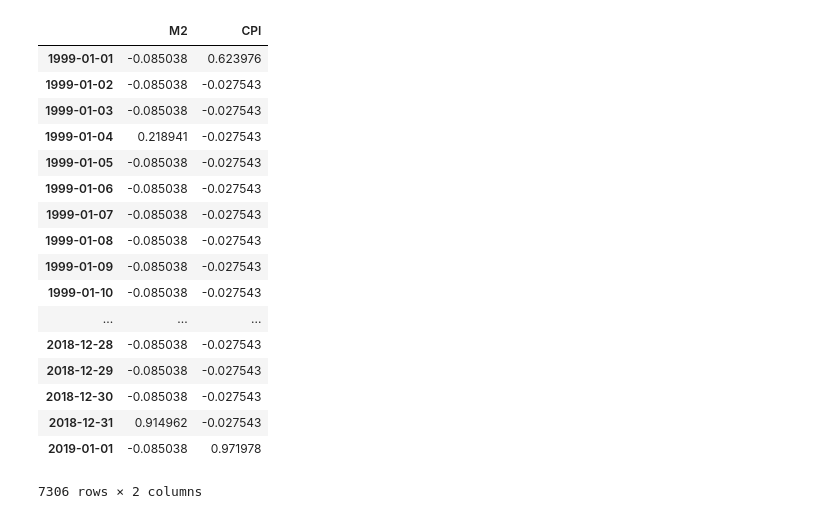
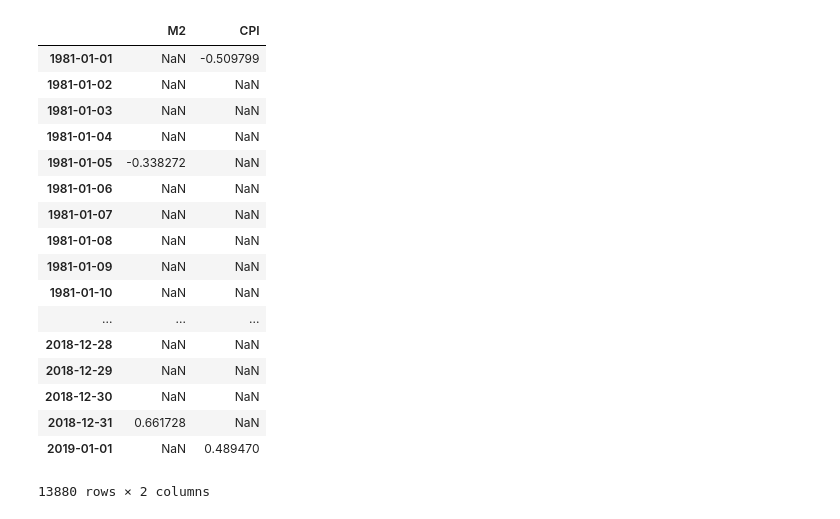
Before and after one commit to mhugman/RiceProj, a Jupyter notebook: notebooks/QuandlQuantity.ipynb, the cells around one changed output. Drawn from its saved outputs; the diff is of its cells as text; code cells hidden in the pictures.

```diff
--- a/notebooks/QuandlQuantity.ipynb
+++ b/notebooks/QuandlQuantity.ipynb
@@ -2,11 +2,11 @@
 import quandl
 import pandas as pd
 
-quandl.ApiConfig.api_key  = "NBDBz6Vc9n5mZfFKS71H"
+quandl.ApiConfig.api_key = ""
 
-M2_data = quandl.get("FRED/M2", start_date="1999-01-01", end_date="2019-01-01")
+M2_data = quandl.get("FRED/M2", start_date="1981-01-01", end_date="2019-01-01")
 
-CPI_data = quandl.get("FRED/CPIAUCSL", start_date="1999-01-01", end_date="2019-01-01")
+CPI_data = quandl.get("FRED/CPIAUCSL", start_date="1981-01-01", end_date="2019-01-01")
 # %%
 M2_data.head()
 # %% [output]
@@ -62,5 +62,5 @@ CPI_data.head()
 # %%
-dates = pd.date_range('1999-01-01', '2019-01-01', freq='d')
+dates = pd.date_range('1981-01-01', '2019-01-01', freq='d')
 # %%
 dates
 # %% [output]
@@ -75,12 +75,14 @@ DatetimeIndex(['1999-01-01', '1999-01-02', '1999-01-03', '1999-01-04',
 # %%
+import numpy as np
+
 M2_norm = (M2_data - M2_data.mean()) / (M2_data.max() - M2_data.min())
 CPI_norm = (CPI_data - CPI_data.mean()) / (CPI_data.max() - CPI_data.min())
 
 M2_norm.index = pd.DatetimeIndex(M2_norm.index)
 CPI_norm.index = pd.DatetimeIndex(CPI_norm.index)
 
-M2_norm = M2_norm.reindex(dates, fill_value='NaN')
-CPI_norm = CPI_norm.reindex(dates, fill_value='NaN')
+M2_norm = M2_norm.reindex(dates, fill_value=np.nan)
+CPI_norm = CPI_norm.reindex(dates, fill_value=np.nan)
 
 M2_norm.columns = ['M2']
 CPI_norm.columns = ['CPI']
@@ -100,29 +115,28 @@ M2_norm.head()
 # %%
-import numpy as np
 
-combined_data = combined_data.replace(-0.085038, np.nan)
-combined_data = combined_data.replace(-0.027543, np.nan)
+
+#combined_data = combined_data.replace('NaN', np.nan)
 #ombined_data = combined_data.replace(np.nan, 0)
 combined_data.index = pd.DatetimeIndex(combined_data.index)
 
 combined_data
 # %% [output]
 |  | M2 | CPI |
-| 1999-01-01 | -0.085038 | 0.623976 |
-| 1999-01-02 | -0.085038 | -0.027543 |
-| 1999-01-03 | -0.085038 | -0.027543 |
-| 1999-01-04 | 0.218941 | -0.027543 |
-| 1999-01-05 | -0.085038 | -0.027543 |
-| 1999-01-06 | -0.085038 | -0.027543 |
-| 1999-01-07 | -0.085038 | -0.027543 |
-| 1999-01-08 | -0.085038 | -0.027543 |
-| 1999-01-09 | -0.085038 | -0.027543 |
-| 1999-01-10 | -0.085038 | -0.027543 |
+| 1981-01-01 | NaN | -0.509799 |
+| 1981-01-02 | NaN | NaN |
+| 1981-01-03 | NaN | NaN |
+| 1981-01-04 | NaN | NaN |
+| 1981-01-05 | -0.338272 | NaN |
+| 1981-01-06 | NaN | NaN |
+| 1981-01-07 | NaN | NaN |
+| 1981-01-08 | NaN | NaN |
+| 1981-01-09 | NaN | NaN |
+| 1981-01-10 | NaN | NaN |
 | ... | ... | ... |
-| 2018-12-28 | -0.085038 | -0.027543 |
-| 2018-12-29 | -0.085038 | -0.027543 |
-| 2018-12-30 | -0.085038 | -0.027543 |
-| 2018-12-31 | 0.914962 | -0.027543 |
-| 2019-01-01 | -0.085038 | 0.971978 |
+| 2018-12-28 | NaN | NaN |
+| 2018-12-29 | NaN | NaN |
+| 2018-12-30 | NaN | NaN |
+| 2018-12-31 | 0.661728 | NaN |
+| 2019-01-01 | NaN | 0.489470 |
-7306 rows × 2 columns
+13880 rows × 2 columns
 # %%
```
Also changed, not shown: parts of 11 cells of this notebook, 1 other file.
